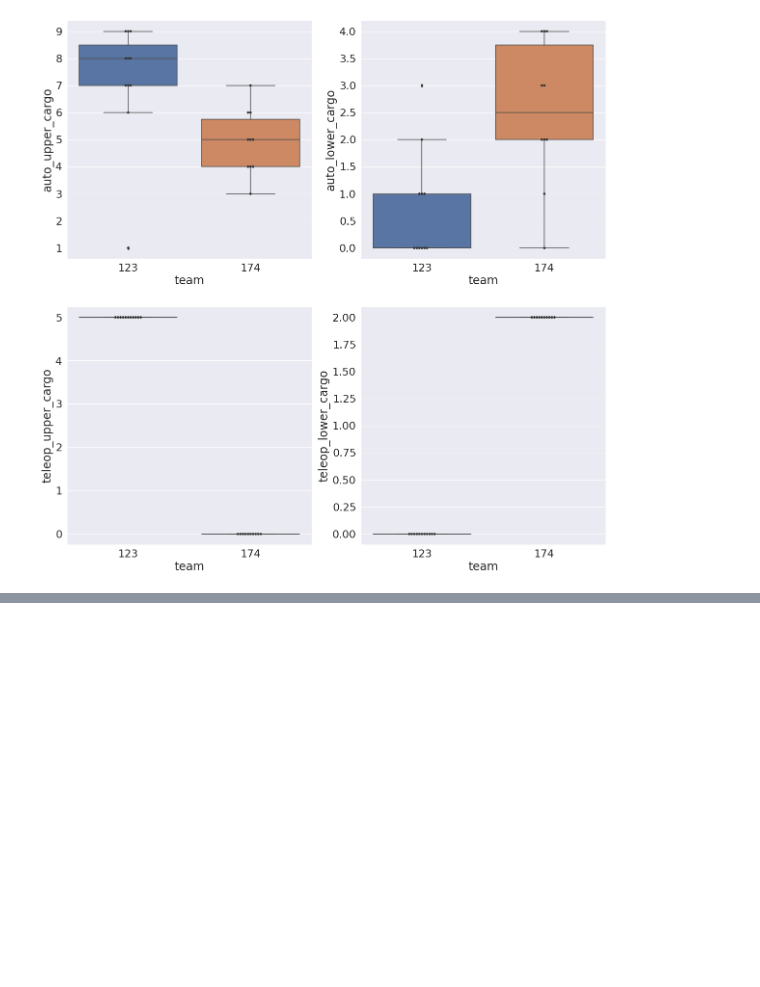
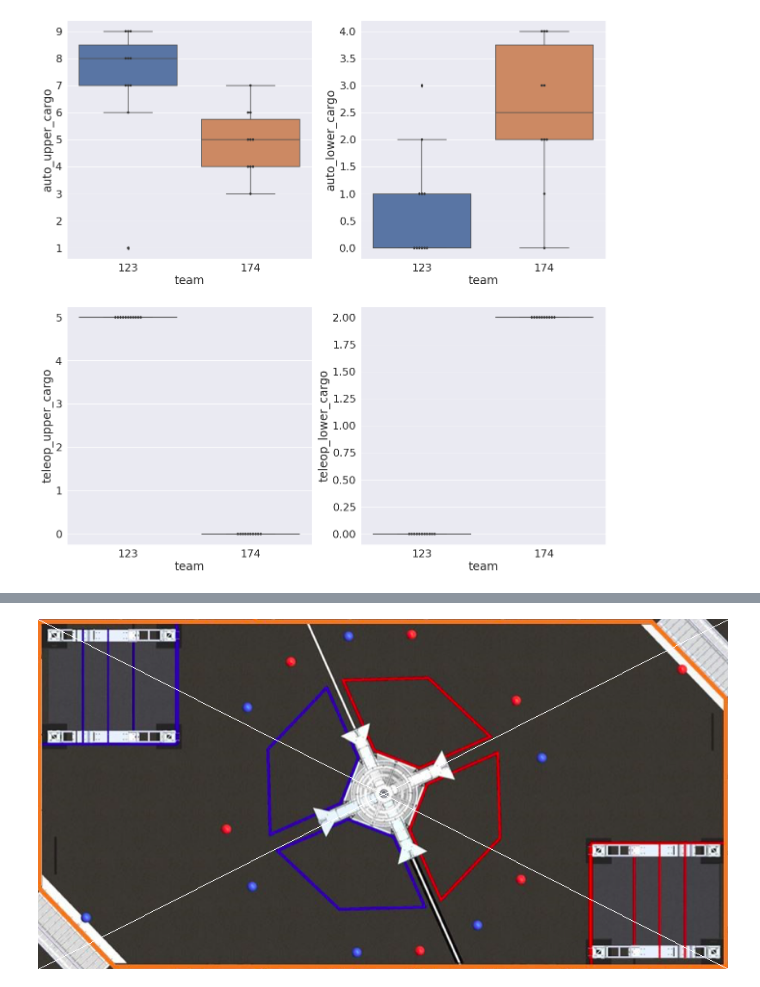
Before and after one commit to TalesDias/ScoutingPASS, a Jupyter notebook: stats.ipynb, the cells around one changed output, grey strips where cells are left out. Drawn from its saved outputs; the diff is of its cells as text; code cells hidden in the pictures; blank space fills up the shorter version.

```diff
--- a/stats.ipynb
+++ b/stats.ipynb
@@ -130,0 +163,13 @@ sns.boxplot(x="team", y="teleop_lower_cargo", data=da, ax=axes[1,1])
+# %%
+#Create Image object
+im = Image.open("2022/field_image.png")
+
+#Draw line
+draw = ImageDraw.Draw(im)
+draw.line((0, 0) + im.size, fill=128)
+draw.line((0, im.size[1], im.size[0], 0), fill=128)
+
+#Show image
+display(im)
+# %% [output]
+[figure, added]
```
Also changed, not shown: parts of 3 cells of this notebook, 1 other file.
